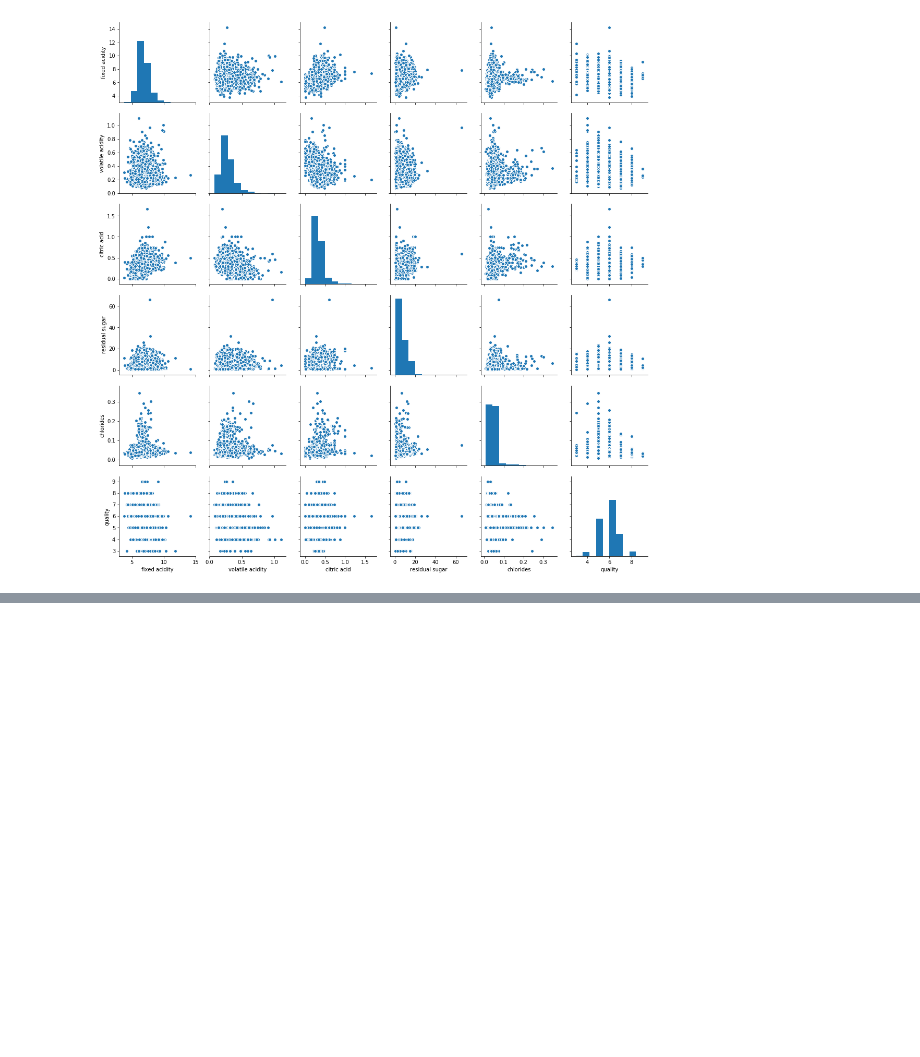
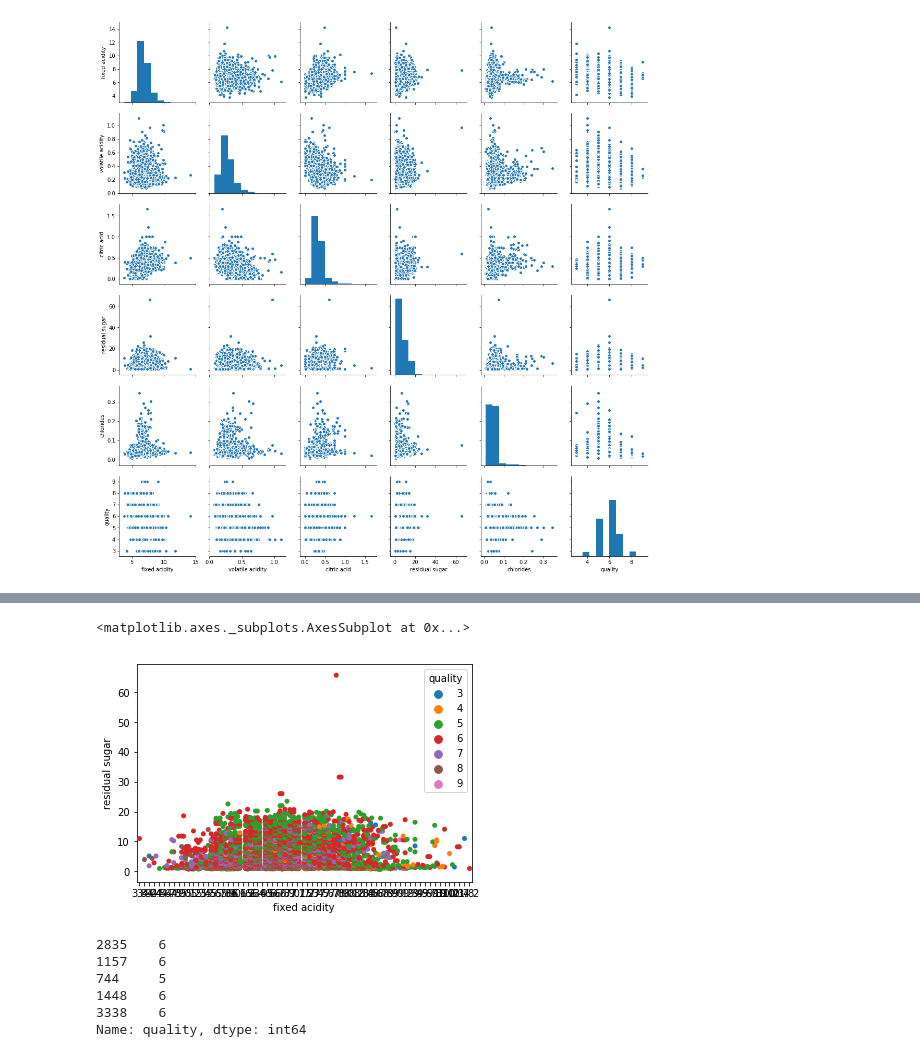
Before and after one commit to rosswilliaminnes/wine, a Jupyter notebook: random forest example.ipynb, the cells around one changed output, grey strips where cells are left out. Cells and saved outputs as stored; diff of their text form; code cells hidden in the pictures; blank space fills up the shorter version.

```diff
--- a/random forest example.ipynb
+++ b/random forest example.ipynb
@@ -77,0 +83,5 @@ sns.pairplot(df.loc[:,['fixed acidity',
+# %%
+sns.swarmplot(x="fixed acidity", y="residual sugar", hue="quality", data=df)
+# %% [output]
+<matplotlib.axes._subplots.AxesSubplot at 0x...>
+[figure, added]
@@ -77,0 +101,9 @@ sns.pairplot(df.loc[:,['fixed acidity',
+# %%
+train_labels.head()
+# %% [output]
+2835    6
+1157    6
+744     5
+1448    6
+3338    6
+Name: quality, dtype: int64
```
Also changed, not shown: parts of 9 cells of this notebook.
